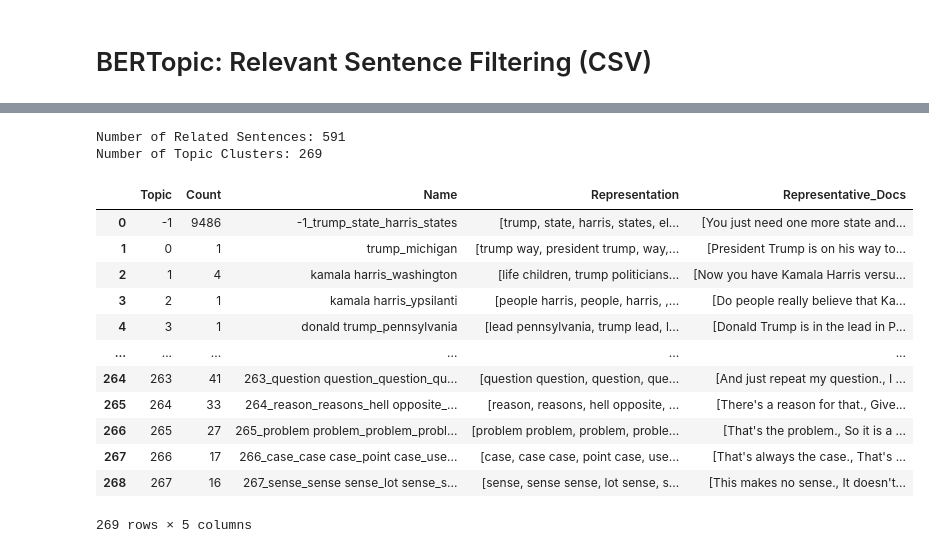
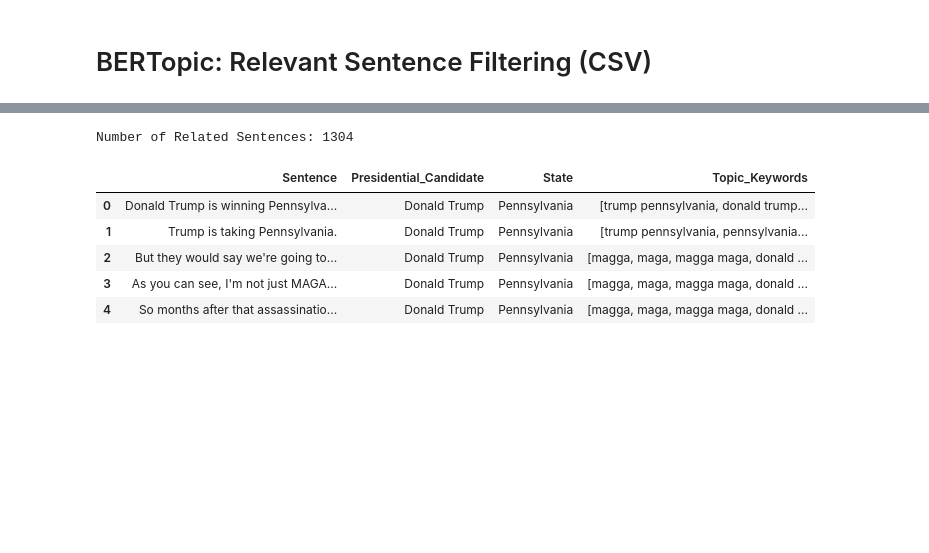
Before and after one commit to u-Kuro/Thesis-2024-U.S.-Presidential-Election-Sentiment-Analysis, a Jupyter notebook: Data Preprocessing.ipynb, the cells around one changed output, grey strips where cells are left out. Saved outputs shown, nothing was run; the diff lists cells and outputs as text; code cells hidden in the pictures; blank space fills up the shorter version.

Commit message:
Added Paragraph Segmentation for BERTopic

```diff
--- a/Data Preprocessing.ipynb
+++ b/Data Preprocessing.ipynb
@@ -42,7 +43,7 @@ def read_unique_items_from_file(file: str) -> list:
 # Set Configurations
 # %%
 # File Names
-transcript_sentences_filename = "transcript_sentences.csv"
+transcript_sentences_filename = "transcript_paragraphs.csv"
 related_transcript_sentences_filename = "related_transcript_sentences.csv"
 
 # Folder Names
@@ -55,6 +56,7 @@ remove_audio = True
 
 # Numeric Constants
 max_consecutive_words_for_topic = 2 # e.g. Unigram: "Donald" | Bigram: "Donald Trump" | Trigram: "President Donald Trump"
+minimum_number_of_word_in_related_sentence = 5
 
 # Sentence Categories
 presidential_candidates = {
@@ -84,7 +86,7 @@ presidential_candidates = {presidential_candidate: list(set(names)) for presiden
 presidential_candidates_and_states_combinations = [
     f"{pattern}_{loc}".lower() for name, parts in presidential_candidates.items()
     for loc in [state for state in state_cities] + [city for cities in state_cities.values() for city in cities]
-    for pattern in [name, '_'.join(parts), parts[0], parts[1]]
+    for pattern in [name, '_'.join(parts)] + parts
 ]
 # %% [markdown]
 # Sentence Extraction (Transcripts to CSV)
@@ -147,10 +177,10 @@ Number of Sentences: 20478
 # %% [markdown]
 # BERTopic: Relevant Sentence Filtering (CSV)
 # %%
-def filter_related_sentences() -> tuple[DataFrame, BERTopic]:
-    # Get All Sentences from Transcript
+def get_related_sentences_from_related_paragraphs() -> tuple[DataFrame, BERTopic]:
+    # Get All Collected Paragraphs from Transcript
     df = pd.read_csv(transcript_sentences_filename)
-    sentences = df["Sentence"].tolist()
+    paragraphs = df["Paragraph"].tolist()
 
     # Set Filter for Words as Possible Topics
     def filter_possible_topics(text: str) -> list:
@@ -187,21 +217,38 @@ def filter_related_sentences() -> tuple[DataFrame, BERTopic]:
         zeroshot_topic_list=presidential_candidates_and_states_combinations,
         verbose=True
     )
-    topics, probs = topic_model.fit_transform(sentences)
+    topics, probs = topic_model.fit_transform(paragraphs)
 
     # Get BERTopic Results
     topic_info = topic_model.get_topic_info()
-    topics_and_documents = pd.DataFrame({"Topic": topics, "Representative_Docs": sentences})
+    topics_and_documents = pd.DataFrame({"Topic": topics, "Representative_Docs": paragraphs})
 
-    # Initialize Lists for our filtered results
+    # Initialize Lists for Related Sentences
     list_of_related_sentences = []
 
-    # Analyze each topic row in topic_info
+    def is_sentence_complete(sentence: str) -> bool:
+        """
+        Its a Complete Sentence If:
+            1) It has Atleast 1 Noun or Pronoun
+            2) It has Atleast 1 Verb
+            3) Minimum of 5 or N Words
+        """
+        word_tokens = word_tokenize(sentence) # Tokenize Sentence into Words
+
+        if len(word_tokens) < minimum_number_of_word_in_related_sentence: return False # Exclude Sentence with Less than 5 or N Words
+
+        pos_tags = pos_tag(word_tokens) # POS Tagging
+        has_subject = any(tag in ["NN", "NNS", "NNP", "NNPS"] for _, tag in pos_tags) # Exclude Sentence w/out Noun and Pronoun
+        has_verb = any(tag.startswith("VB") for _, tag in pos_tags) # Exclude Sentence w/out Verb*
+
+        return has_subject and has_verb
+
+    # Get Related Sentences from Related Paragraphs
     for _, row in topic_info.iterrows():
         topic = row["Topic"]
         if topic == -1: continue # Skip Outlier
 
-        # Get List of Topics and its Related Sentences
+        # Get List of Topics and its Corresponding Paragraphs
         topic_keywords = row["Representation"]
         related_sentences = topics_and_documents[topics_and_documents["Topic"] == topic]["Representative_Docs"].tolist()
 
@@ -226,7 +273,7 @@ def filter_related_sentences() -> tuple[DataFrame, BERTopic]:
             ):
                 state_mentions.add(state)
 
-        # # Make Sure Only 1 State is Mentioned
+        # Make Sure Only 1 State is Mentioned
         if len(state_mentions) != 1: continue
         """
         Add Related Sentences Only If:
@@ -240,7 +287,14 @@ def filter_related_sentences() -> tuple[DataFrame, BERTopic]:
             presidential_candidate = presidential_candidate_mentions.pop()
             state = state_mentions.pop()
 
-            # Add All Related Sentences with Corresponding Presidential Candidate, State, and Topic Keywords
+            # Get and Filter Sentences in Related Paragraphs
+            related_sentences = [
+                sentence for paragraph in related_sentences
+                for sentence in sent_tokenize(paragraph)
+                if is_sentence_complete(sentence)
+            ]
+
+            # Add All Related Sentences with their Corresponding Presidential Candidate, State, and Topic Keywords
             for sentence in related_sentences:
                 list_of_related_sentences.append({
                     "Sentence": sentence,
@@ -254,8 +308,7 @@ def filter_related_sentences() -> tuple[DataFrame, BERTopic]:
     df.to_csv(related_transcript_sentences_filename, index=False)
     return df, topic_model
 
-list_of_related_sentences, bertopic_model = filter_related_sentences()
+list_of_related_sentences, bertopic_model = get_related_sentences_from_related_paragraphs()
 print(f'Number of Related Sentences: {len(list_of_related_sentences)}')
-print(f'Number of Topic Clusters: {len(bertopic_model.get_topic_info())}')
-bertopic_model.get_topic_info()
+list_of_related_sentences.head()
 # %% [output]
@@ -274,15 +327,7 @@ bertopic_model.get_topic_info()
-Number of Related Sentences: 591
-Number of Topic Clusters: 269
+Number of Related Sentences: 1304
-|  | Topic | Count | Name | Representation | Representative_Docs |
-| 0 | -1 | 9486 | -1_trump_state_harris_states | [trump, state, harris, states, el... | [You just need one more state and... |
-| 1 | 0 | 1 | trump_michigan | [trump way, president trump, way,... | [President Trump is on his way to... |
-| 2 | 1 | 4 | kamala harris_washington | [life children, trump politicians... | [Now you have Kamala Harris versu... |
-| 3 | 2 | 1 | kamala harris_ypsilanti | [people harris, people, harris, ,... | [Do people really believe that Ka... |
-| 4 | 3 | 1 | donald trump_pennsylvania | [lead pennsylvania, trump lead, l... | [Donald Trump is in the lead in P... |
-| ... | ... | ... | ... | ... | ... |
-| 264 | 263 | 41 | 263_question question_question_qu... | [question question, question, que... | [And just repeat my question., I ... |
-| 265 | 264 | 33 | 264_reason_reasons_hell opposite_... | [reason, reasons, hell opposite, ... | [There's a reason for that., Give... |
-| 266 | 265 | 27 | 265_problem problem_problem_probl... | [problem problem, problem, proble... | [That's the problem., So it is a ... |
-| 267 | 266 | 17 | 266_case_case case_point case_use... | [case, case case, point case, use... | [That's always the case., That's ... |
-| 268 | 267 | 16 | 267_sense_sense sense_lot sense_s... | [sense, sense sense, lot sense, s... | [This makes no sense., It doesn't... |
+|  | Sentence | Presidential_Candidate | State | Topic_Keywords |
+| 0 | Donald Trump is winning Pennsylva... | Donald Trump | Pennsylvania | [trump pennsylvania, donald trump... |
+| 1 | Trump is taking Pennsylvania. | Donald Trump | Pennsylvania | [trump pennsylvania, pennsylvania... |
+| 2 | But they would say we're going to... | Donald Trump | Pennsylvania | [magga, maga, magga maga, donald ... |
+| 3 | As you can see, I'm not just MAGA... | Donald Trump | Pennsylvania | [magga, maga, magga maga, donald ... |
+| 4 | So months after that assassinatio... | Donald Trump | Pennsylvania | [magga, maga, magga maga, donald ... |
-269 rows × 5 columns
```
Also changed, not shown: parts of 7 cells of this notebook, 1 other file.
